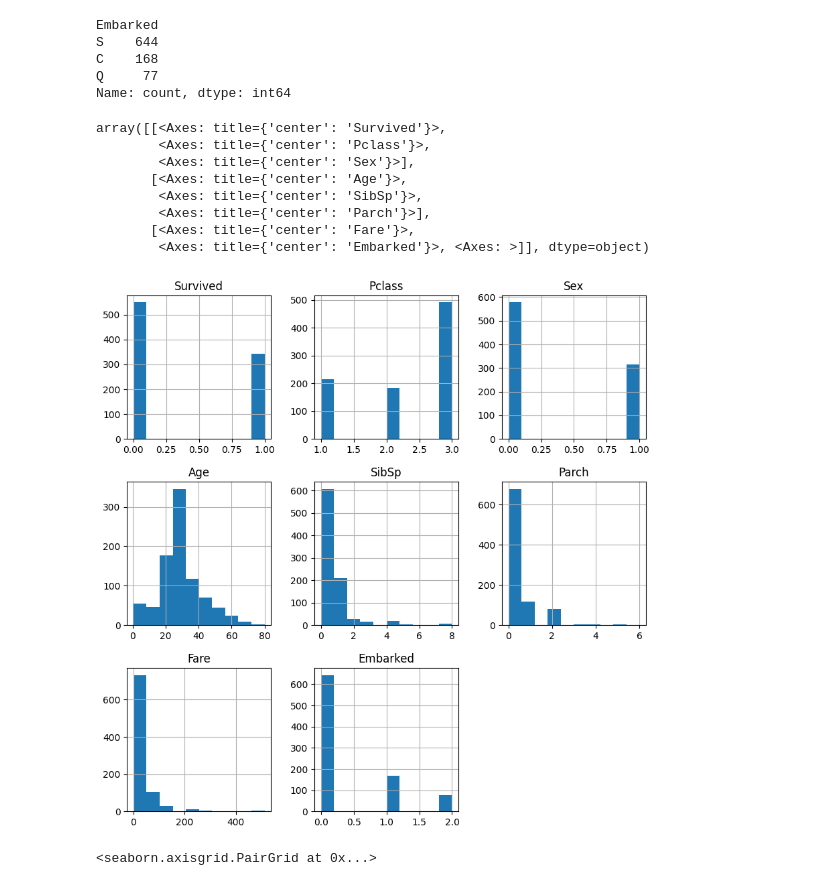
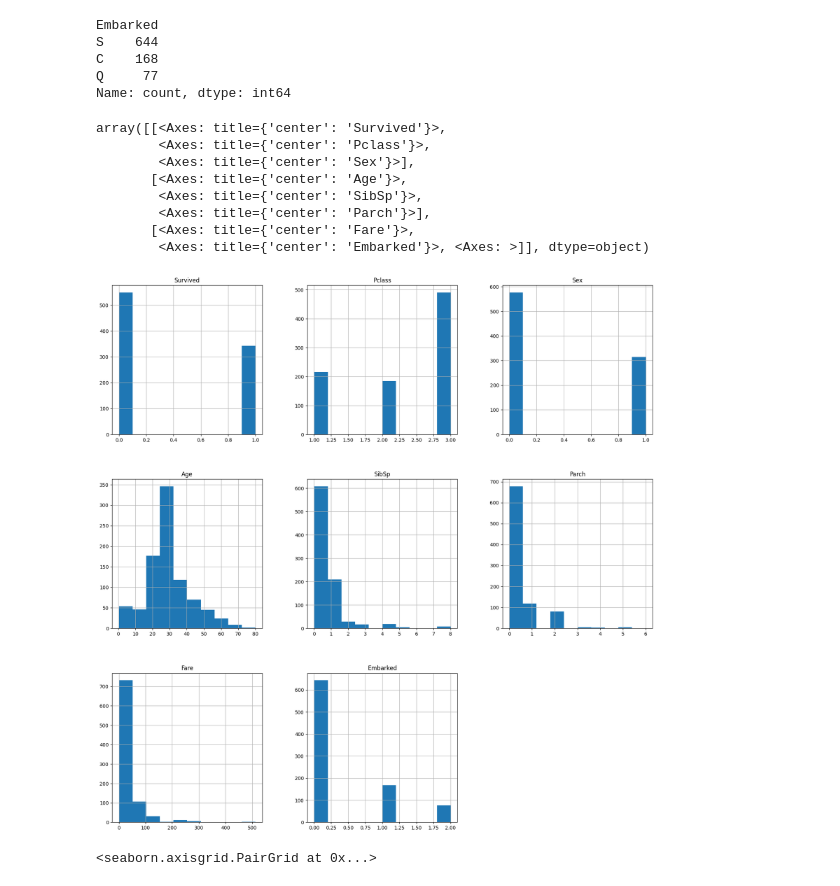
Before and after one commit to sebastianmentor/EOBPAH25KD_Lektion_09, a Jupyter notebook: titanic.ipynb, the cells around one changed output. Saved outputs shown, nothing was run; the diff lists cells and outputs as text; code cells hidden in the pictures.

```diff
--- a/titanic.ipynb
+++ b/titanic.ipynb
@@ -59,5 +71,7 @@ df.describe()
 df["PassengerId"].nunique()
 # %% [output]
 891
-# %%
-df = df.drop(columns=["PassengerId"])
+# %%
+# df = df.drop(columns=["PassengerId"]) # Ansätter df på nytt med en ny dataframe utan PassengerId
+# df.drop(columns=["PassengerId"]) # Returnerar en ny dataframe utan PassengerId
+df.drop(columns=["PassengerId"], inplace=True)
@@ -105,17 +141,17 @@ Name: count, dtype: int64
 # %%
 df["Embarked"] = df["Embarked"].map({"S": 0, "C": 1, "Q": 2})
 # %%
-df.hist(figsize=(10, 10))
+df.hist(figsize=(20, 20))
 # %% [output]
 array([[<Axes: title={'center': 'Survived'}>,
         <Axes: title={'center': 'Pclass'}>,
         <Axes: title={'center': 'Sex'}>],
        [<Axes: title={'center': 'Age'}>,
         <Axes: title={'center': 'SibSp'}>,
         <Axes: title={'center': 'Parch'}>],
        [<Axes: title={'center': 'Fare'}>,
         <Axes: title={'center': 'Embarked'}>, <Axes: >]], dtype=object)
-[figure, old version]
+[figure, new version]
 # %%
 sns.pairplot(df, hue="Survived")
 # %% [output]
```
Also changed, not shown: parts of 10 cells of this notebook, 4 other files.
